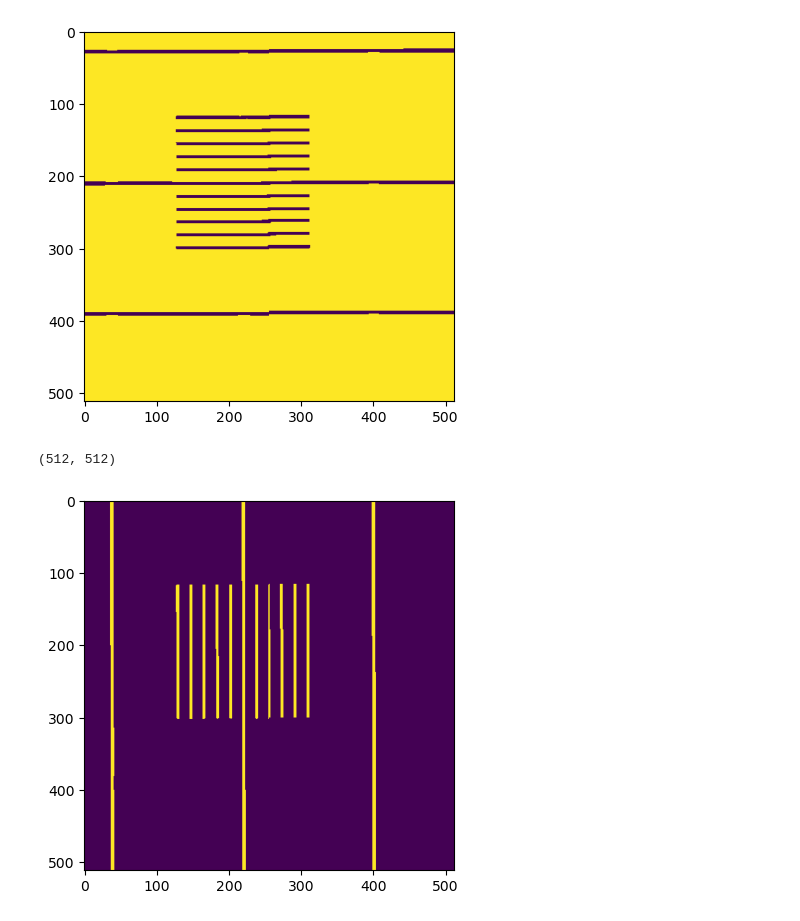
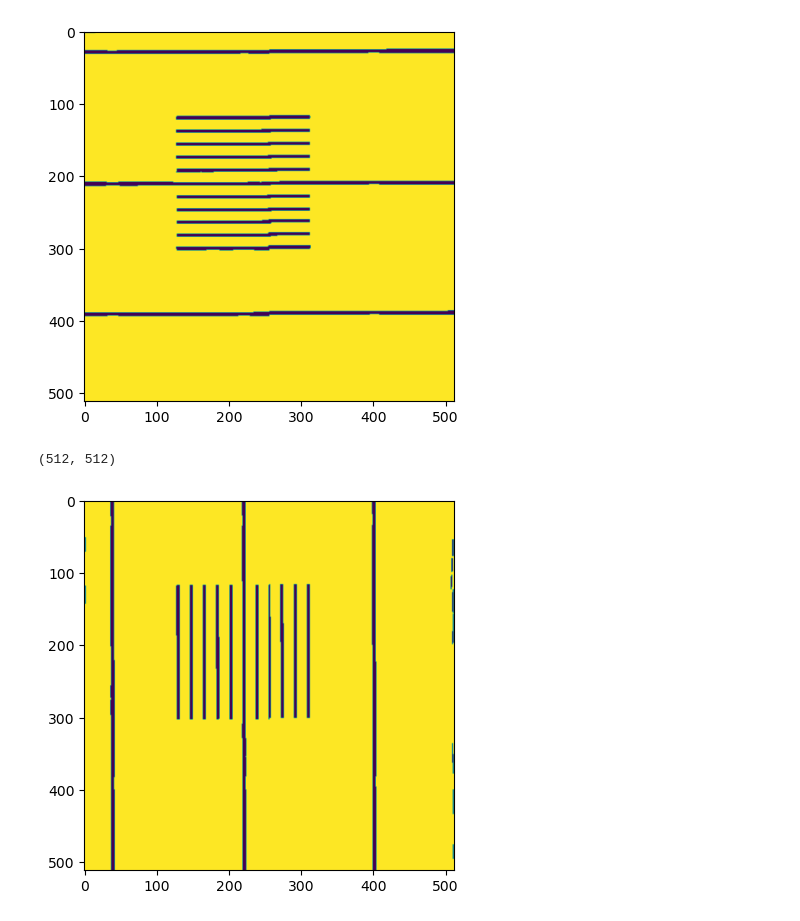
Before and after one commit to ornlneutronimaging/MCP_Sensor_Resolution, a Jupyter notebook: notebooks/devCVresolution_combined.ipynb, the cells around one changed output. Drawn from its saved outputs; the diff is of its cells as text; code cells hidden in the pictures.

```diff
--- a/Braggsr/devCVresolution_combined.ipynb
+++ b/notebooks/devCVresolution_combined.ipynb
@@ -51,7 +51,7 @@ plt.colorbar()
 [figure]
 # %%
 #Replots in true B/W -- notice introduction of artifacts
-bw = cv.adaptiveThreshold(gray_8bit, 255, cv.ADAPTIVE_THRESH_MEAN_C, cv.THRESH_BINARY, 15, -2)
+bw = cv.adaptiveThreshold(gray_8bit, 255, cv.ADAPTIVE_THRESH_MEAN_C, cv.THRESH_BINARY, 15, 0)
 plt.imshow(bw, cmap='gray')
 print (bw.shape)
 # %% [output]
@@ -84,25 +84,25 @@ plt.imshow(horizontal)
 # %%
 #vertical processing -- separates and saves vertical features
 rows = vertical.shape[0]
 verticalsize = rows // 30
 verticalStructure = cv.getStructuringElement(cv.MORPH_RECT, (1,verticalsize))
 #vertical processing -- *enhance!*
 vertical = cv.erode(vertical, verticalStructure)
 vertical = cv.dilate(vertical, verticalStructure)
 vertical = cv.bitwise_not(vertical)
-'''V_edges = cv.adaptiveThreshold(vertical, 255, cv.ADAPTIVE_THRESH_MEAN_C, cv.THRESH_BINARY, 3, -2)
+V_edges = cv.adaptiveThreshold(vertical, 255, cv.ADAPTIVE_THRESH_MEAN_C, cv.THRESH_BINARY, 3, 0)
 kernel = np.ones((2,2),np.uint8)
 V_edges = cv.dilate(V_edges, kernel)
 smooth = np.copy(vertical)
 smooth = cv.blur(smooth, (2,2))
 (rows,cols) = np.where(V_edges != 0)
 #vertical_integrated = vertical [rows,cols]
-vertical [rows,cols] = smooth[rows, cols]'''
+vertical [rows,cols] = smooth[rows, cols]
 plt.imshow(vertical)
 print (vertical.shape)
 # %% [output]
 (512, 512)
-[figure, old version]
+[figure, new version]
 # %%
 #Recombines the horizontal and vertical images into a single processed and edge-optimized image using
 #OpenCV "addWeighted" function
```
Also changed, not shown: parts of 6 cells of this notebook, 16 other files.
